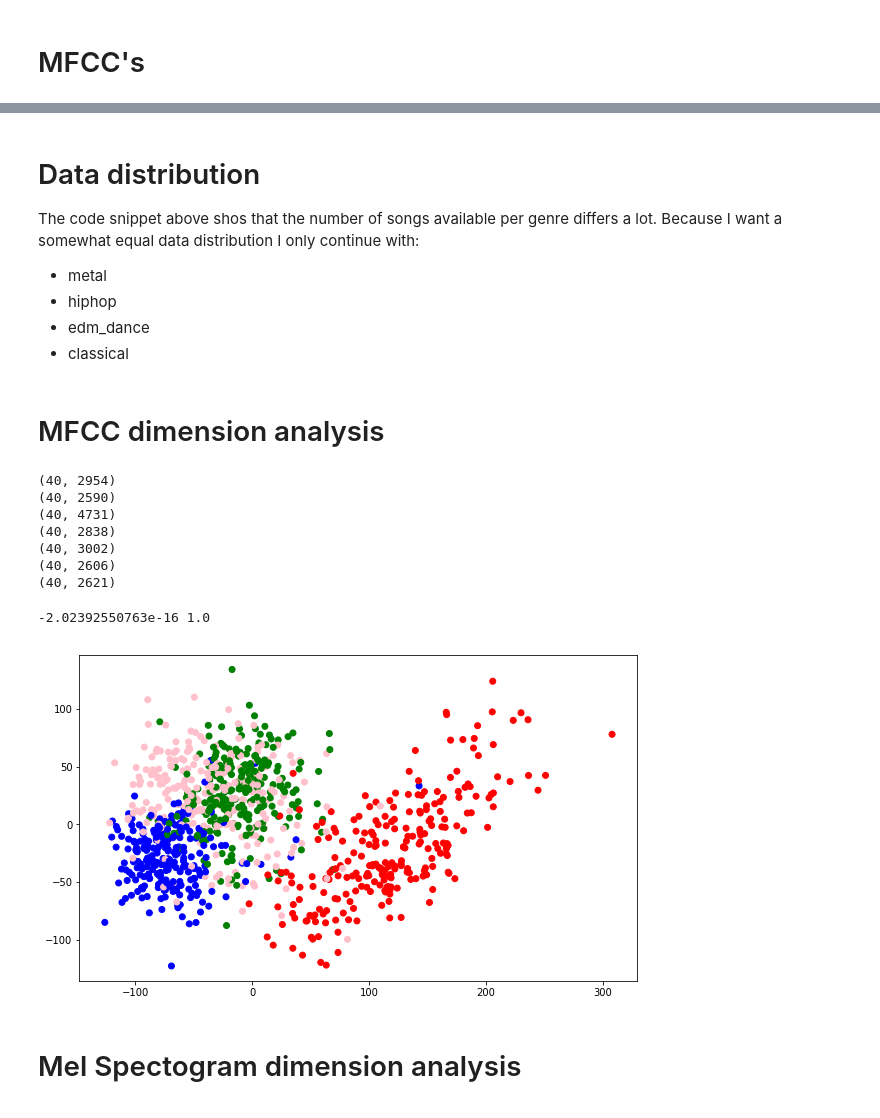
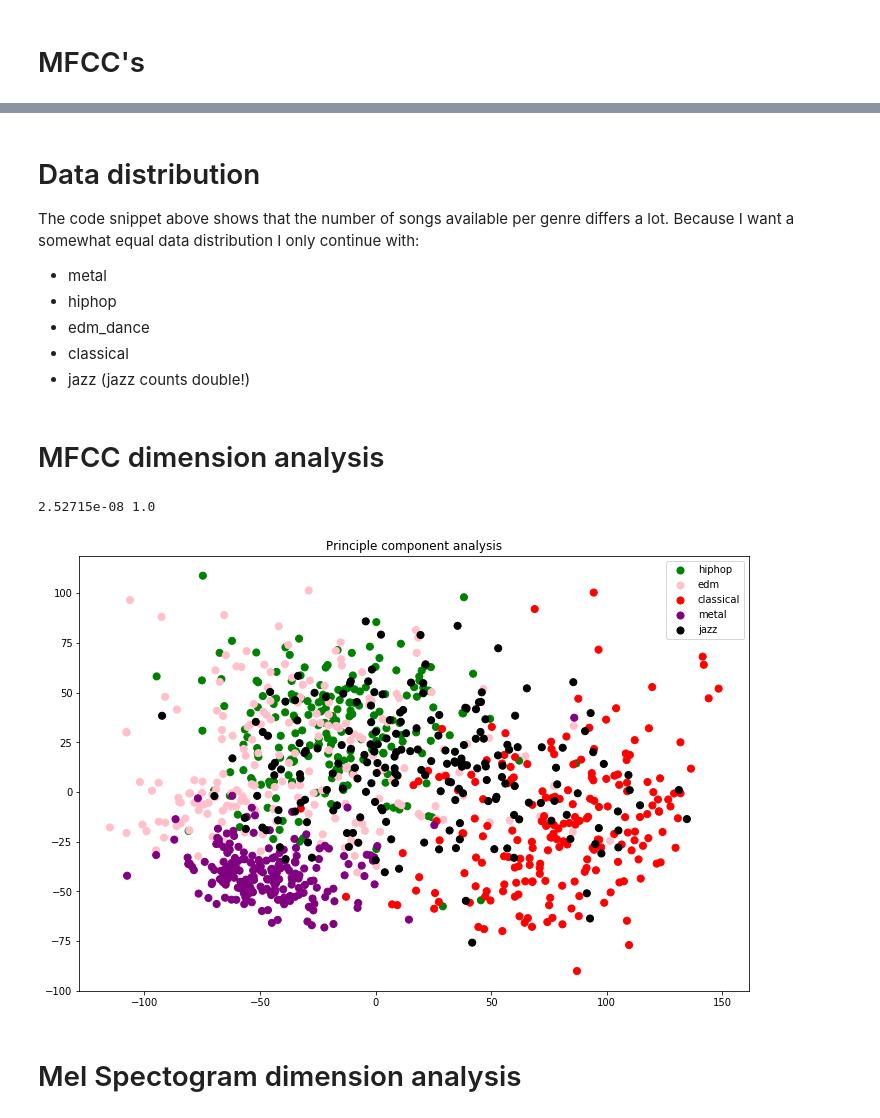
Before and after one commit to ritchie46/music-classification, a Jupyter notebook: modify_data.ipynb, the cells around one changed output, grey strips where cells are left out. Drawn from its saved outputs; the diff is of its cells as text; code cells hidden in the pictures.

Commit message:
get and modify data

```diff
--- a/modify_data.ipynb
+++ b/modify_data.ipynb
@@ -107,10 +127,11 @@ soul has 746 songs.
 # %% [markdown]
 # Data distribution
 
-The code snippet above shos that the number of songs available per genre differs a lot. Because I want a somewhat equal data distribution I only continue with:
+The code snippet above shows that the number of songs available per genre differs a lot. Because I want a somewhat equal data distribution I only continue with:
 
 * metal
 * hiphop
 * edm_dance
 * classical
+* jazz (jazz counts double!)
 # %%
@@ -156,23 +179,15 @@ labels = []
 for i in range(len(genres)):
     genre_dir = os.path.join(root, "mfcc", genres[i])
     files = os.listdir(genre_dir)
-    for j in range(250):
+    for j in range(200):
         arr = np.load(os.path.join(genre_dir, files[j]))
-        if arr.shape == (40,2584):
-            data.append(arr)
+        if arr.shape[1] >= 2584:
+            data.append(arr[:,:2584])
             labels.append(i)
         else:
             print(arr.shape)
-# %% [output]
-(40, 2954)
-(40, 2590)
-(40, 4731)
-(40, 2838)
-(40, 3002)
-(40, 2606)
-(40, 2621)
 # %%
-data = np.asarray(data)
+data = np.asarray(data, np.float32)
 labels = np.array(labels)
 shape = data.shape
 scl = StandardScaler()
@@ -180,4 +195,4 @@ data = scl.fit_transform(data.reshape((shape[0], shape[1] * shape[2])))
 
 print(np.mean(data), np.std(data))
 # %% [output]
--2.02392550763e-16 1.0
+2.52715e-08 1.0
@@ -188,3 +198,0 @@ np.random.shuffle(shuffle_seed)
-# %%
-data = data[shuffle_seed]
-labels = labels[shuffle_seed]
@@ -200,12 +199,25 @@ plt.show()
+# %%
+# ["hiphop", "edm_dance", "classical", "metal", "jazz"]
+color = np.array(["green", "pink", "red", "purple", "black"], dtype="object")
 # %%
 pca = PCA(n_components=2)
 sol_pca = pca.fit_transform(data)
-# %%
-plt.figure(figsize=(10, 6))
-plt.scatter(sol_pca[:,0], sol_pca[:,1], c=color[labels])
-plt.show()
-# %% [output]
-[figure, removed]
+# %%
+a = 50
+plt.figure(figsize=(12, 8))
+plt.title("Principle component analysis")
+plt.scatter(sol_pca[:,0], sol_pca[:,1], c=color[labels], s=a)
+plt.scatter(sol_pca[0,0], sol_pca[0,1], c="green", s=a, label="hiphop")
+plt.scatter(sol_pca[201,0], sol_pca[201,1], c="pink", s=a, label="edm")
+plt.scatter(sol_pca[401,0], sol_pca[401,1], c="red", s=a, label="classical")
+plt.scatter(sol_pca[601,0], sol_pca[601,1], c="purple", s=a, label="metal")
+plt.scatter(sol_pca[801,0], sol_pca[801,1], c="black", s=a, label="jazz")
+
+plt.legend()
+plt.show()
+plt.close("all")
+# %% [output]
+[figure, added]
 # %% [markdown]
 # Mel Spectogram dimension analysis
 # %%
```
Also changed, not shown: parts of 18 cells of this notebook, 4 other files.
